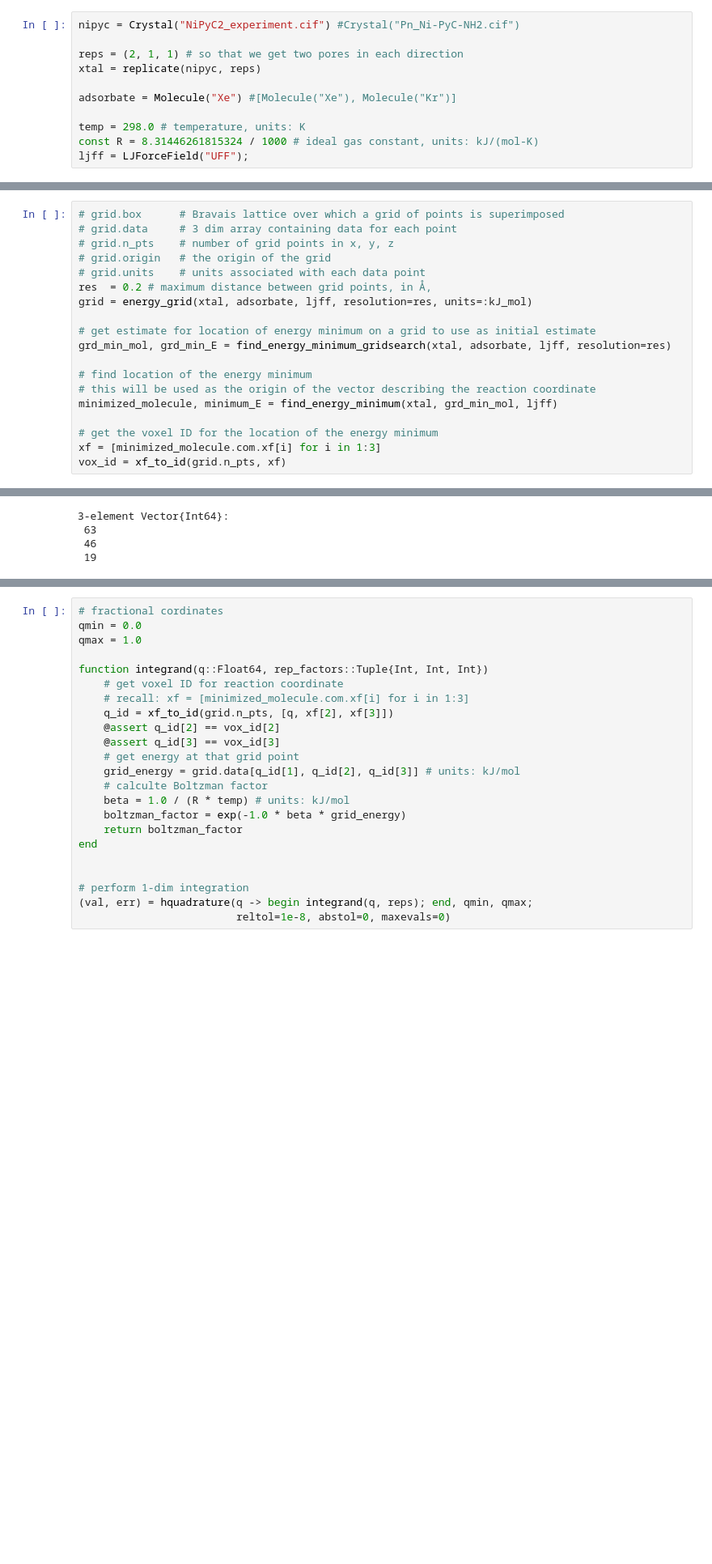
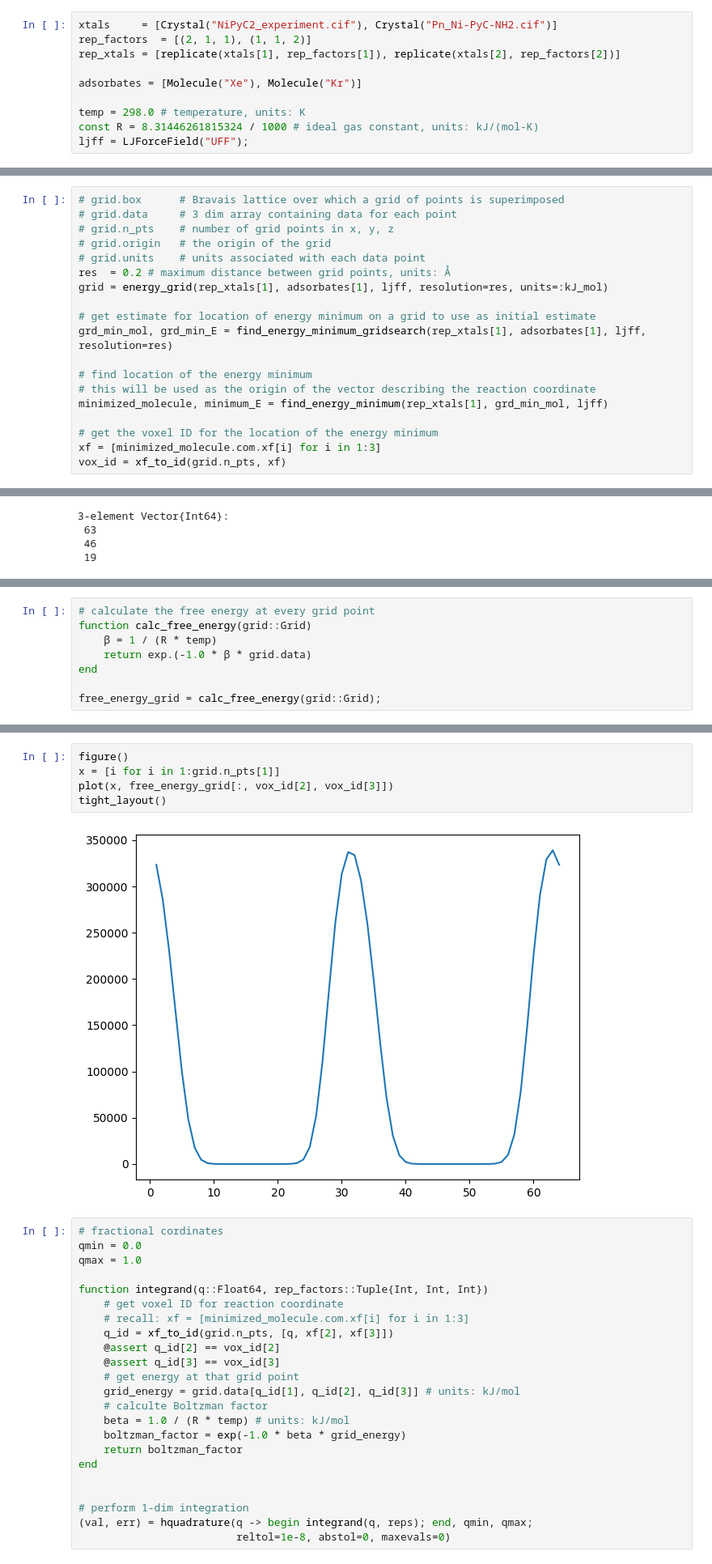
Before and after one commit to SimonEnsemble/NiPyC_analogues, a Jupyter notebook: lammps_diffusion_calcs/Transition_State_Theory.ipynb, the cells around one changed output, grey strips where cells are left out. Shown at 81% size. Cells and saved outputs as stored; diff of their text form; blank space fills up the shorter version.

Commit message:
calculated free energy everywhere on grid.

```diff
--- a/lammps_diffusion_calcs/Transition_State_Theory.ipynb
+++ b/lammps_diffusion_calcs/Transition_State_Theory.ipynb
@@ -36,11 +39,10 @@ using Cubature
 └ @ Requires /home/ng/.julia/packages/Requires/7Ncym/src/require.jl:49
 # %%
-nipyc = Crystal("NiPyC2_experiment.cif") #Crystal("Pn_Ni-PyC-NH2.cif")
+xtals     = [Crystal("NiPyC2_experiment.cif"), Crystal("Pn_Ni-PyC-NH2.cif")]
+rep_factors  = [(2, 1, 1), (1, 1, 2)]
+rep_xtals = [replicate(xtals[1], rep_factors[1]), replicate(xtals[2], rep_factors[2])]
 
-reps = (2, 1, 1) # so that we get two pores in each direction
-xtal = replicate(nipyc, reps)
-
-adsorbate = Molecule("Xe") #[Molecule("Xe"), Molecule("Kr")]
+adsorbates = [Molecule("Xe"), Molecule("Kr")]
 
 temp = 298.0 # temperature, units: K
 const R = 8.31446261815324 / 1000 # ideal gas constant, units: kJ/(mol-K)
@@ -88,15 +72,15 @@ rxn_dir = (1, 0, 0)
 # grid.n_pts    # number of grid points in x, y, z
 # grid.origin   # the origin of the grid
 # grid.units    # units associated with each data point
-res  = 0.2 # maximum distance between grid points, in Å,
-grid = energy_grid(xtal, adsorbate, ljff, resolution=res, units=:kJ_mol)
+res  = 0.2 # maximum distance between grid points, units: Å
+grid = energy_grid(rep_xtals[1], adsorbates[1], ljff, resolution=res, units=:kJ_mol)
 
 # get estimate for location of energy minimum on a grid to use as initial estimate
-grd_min_mol, grd_min_E = find_energy_minimum_gridsearch(xtal, adsorbate, ljff, resolution=res)
+grd_min_mol, grd_min_E = find_energy_minimum_gridsearch(rep_xtals[1], adsorbates[1], ljff, resolution=res)
 
 # find location of the energy minimum
 # this will be used as the origin of the vector describing the reaction coordinate
-minimized_molecule, minimum_E = find_energy_minimum(xtal, grd_min_mol, ljff)
+minimized_molecule, minimum_E = find_energy_minimum(rep_xtals[1], grd_min_mol, ljff)
 
 # get the voxel ID for the location of the energy minimum
 xf = [minimized_molecule.com.xf[i] for i in 1:3]
@@ -114,0 +97,8 @@ emax_on_q ==
+# %%
+# calculate the free energy at every grid point
+function calc_free_energy(grid::Grid)
+    β = 1 / (R * temp)
+    return exp.(-1.0 * β * grid.data)
+end
+
+free_energy_grid = calc_free_energy(grid::Grid);
@@ -134,3 +116,10 @@ $\lambda$ is the cage-center to cage-center lattice distance.
+# %%
+figure()
+x = [i for i in 1:grid.n_pts[1]]
+plot(x, free_energy_grid[:, vox_id[2], vox_id[3]])
+tight_layout()
+# %% [output]
+[figure, added]
 # %%
 # fractional cordinates
 qmin = 0.0
```
Also changed, not shown: parts of 12 cells of this notebook.
